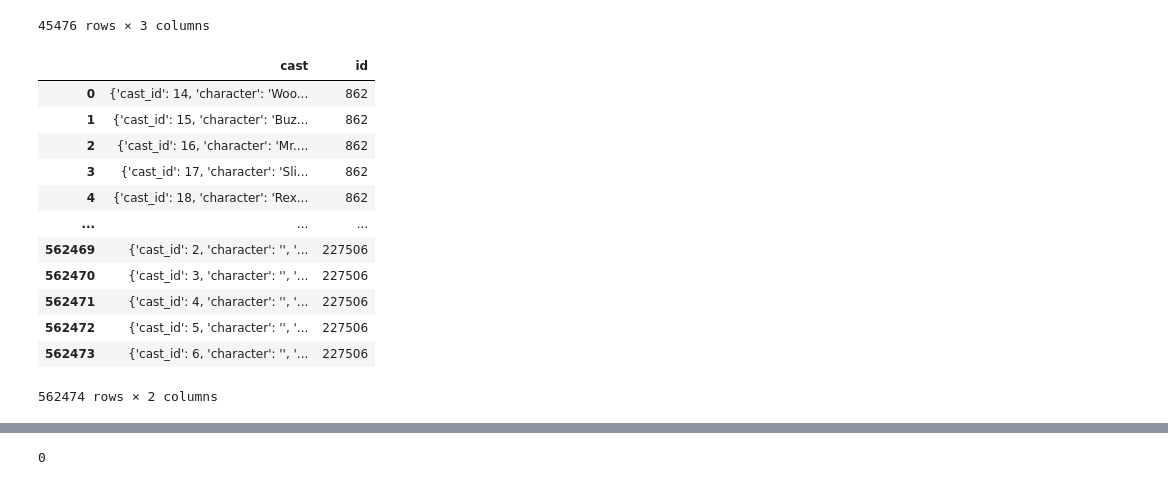
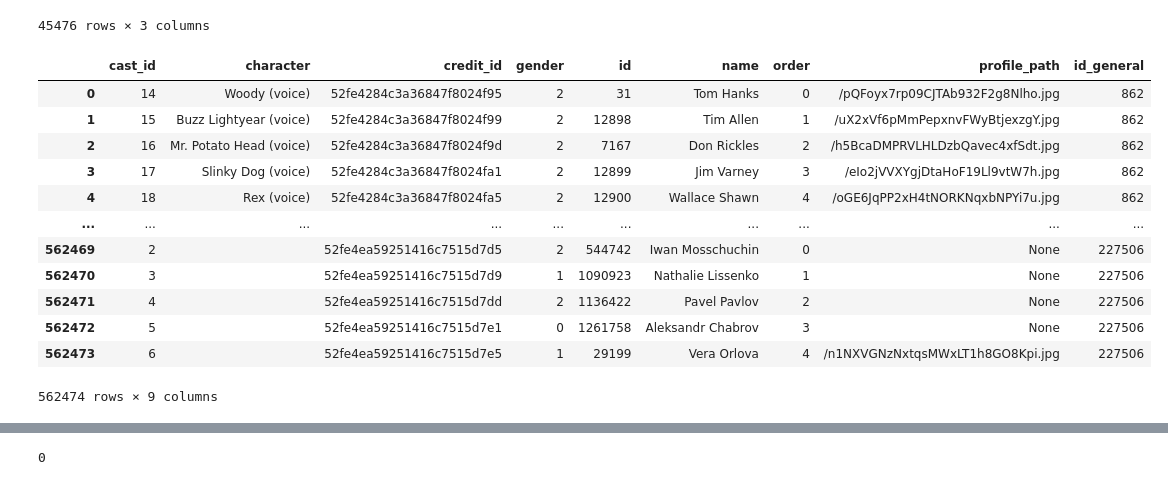
Before and after one commit to Nahuel404/PI_ML_3, a Jupyter notebook: Transformaciones.ipynb, the cells around one changed output, grey strips where cells are left out. Saved outputs shown, nothing was run; the diff lists cells and outputs as text; code cells hidden in the pictures.

```diff
--- a/Transformaciones.ipynb
+++ b/Transformaciones.ipynb
@@ -483,32 +483,32 @@ df_a_transformar2
 45476 rows × 3 columns
 # %%
 cantidad = df_a_transformar2.shape
-lista_dicc = []
-lista_id = []
+for_df_cast = []
 for i in range(cantidad[0]-1):
     s = eval(str(df_a_transformar2['cast'].loc[i]))
 
     if type(s) == list:
         for diccionario in s:
-            lista_dicc.append(diccionario)
-            lista_id.append(df_a_transformar2['id'].loc[i])
+            d = diccionario
+            d['id_general'] = df_a_transformar2['id'].loc[i]
+            for_df_cast.append(d)
     else:
         i=cantidad[0]
         print(type(s))
 # %%
-df_cast = pd.DataFrame({'cast': lista_dicc, 'id': lista_id})
+df_cast = pd.DataFrame(for_df_cast)
 df_cast
 # %% [output]
-|  | cast | id |
-| 0 | {'cast_id': 14, 'character': 'Woo... | 862 |
-| 1 | {'cast_id': 15, 'character': 'Buz... | 862 |
-| 2 | {'cast_id': 16, 'character': 'Mr.... | 862 |
-| 3 | {'cast_id': 17, 'character': 'Sli... | 862 |
-| 4 | {'cast_id': 18, 'character': 'Rex... | 862 |
-| ... | ... | ... |
-| 562469 | {'cast_id': 2, 'character': '', '... | 227506 |
-| 562470 | {'cast_id': 3, 'character': '', '... | 227506 |
-| 562471 | {'cast_id': 4, 'character': '', '... | 227506 |
-| 562472 | {'cast_id': 5, 'character': '', '... | 227506 |
-| 562473 | {'cast_id': 6, 'character': '', '... | 227506 |
+|  | cast_id | character | credit_id | gender | id | name | order | profile_path | id_general |
+| 0 | 14 | Woody (voice) | 52fe4284c3a36847f8024f95 | 2 | 31 | Tom Hanks | 0 | /pQFoyx7rp09CJTAb932F2g8Nlho.jpg | 862 |
+| 1 | 15 | Buzz Lightyear (voice) | 52fe4284c3a36847f8024f99 | 2 | 12898 | Tim Allen | 1 | /uX2xVf6pMmPepxnvFWyBtjexzgY.jpg | 862 |
+| 2 | 16 | Mr. Potato Head (voice) | 52fe4284c3a36847f8024f9d | 2 | 7167 | Don Rickles | 2 | /h5BcaDMPRVLHLDzbQavec4xfSdt.jpg | 862 |
+| 3 | 17 | Slinky Dog (voice) | 52fe4284c3a36847f8024fa1 | 2 | 12899 | Jim Varney | 3 | /eIo2jVVXYgjDtaHoF19Ll9vtW7h.jpg | 862 |
+| 4 | 18 | Rex (voice) | 52fe4284c3a36847f8024fa5 | 2 | 12900 | Wallace Shawn | 4 | /oGE6JqPP2xH4tNORKNqxbNPYi7u.jpg | 862 |
+| ... | ... | ... | ... | ... | ... | ... | ... | ... | ... |
+| 562469 | 2 |  | 52fe4ea59251416c7515d7d5 | 2 | 544742 | Iwan Mosschuchin | 0 | None | 227506 |
+| 562470 | 3 |  | 52fe4ea59251416c7515d7d9 | 1 | 1090923 | Nathalie Lissenko | 1 | None | 227506 |
+| 562471 | 4 |  | 52fe4ea59251416c7515d7dd | 2 | 1136422 | Pavel Pavlov | 2 | None | 227506 |
+| 562472 | 5 |  | 52fe4ea59251416c7515d7e1 | 0 | 1261758 | Aleksandr Chabrov | 3 | None | 227506 |
+| 562473 | 6 |  | 52fe4ea59251416c7515d7e5 | 1 | 29199 | Vera Orlova | 4 | /n1NXVGNzNxtqsMWxLT1h8GO8Kpi.jpg | 227506 |
-562474 rows × 2 columns
+562474 rows × 9 columns
```
Also changed, not shown: parts of 14 cells of this notebook.
